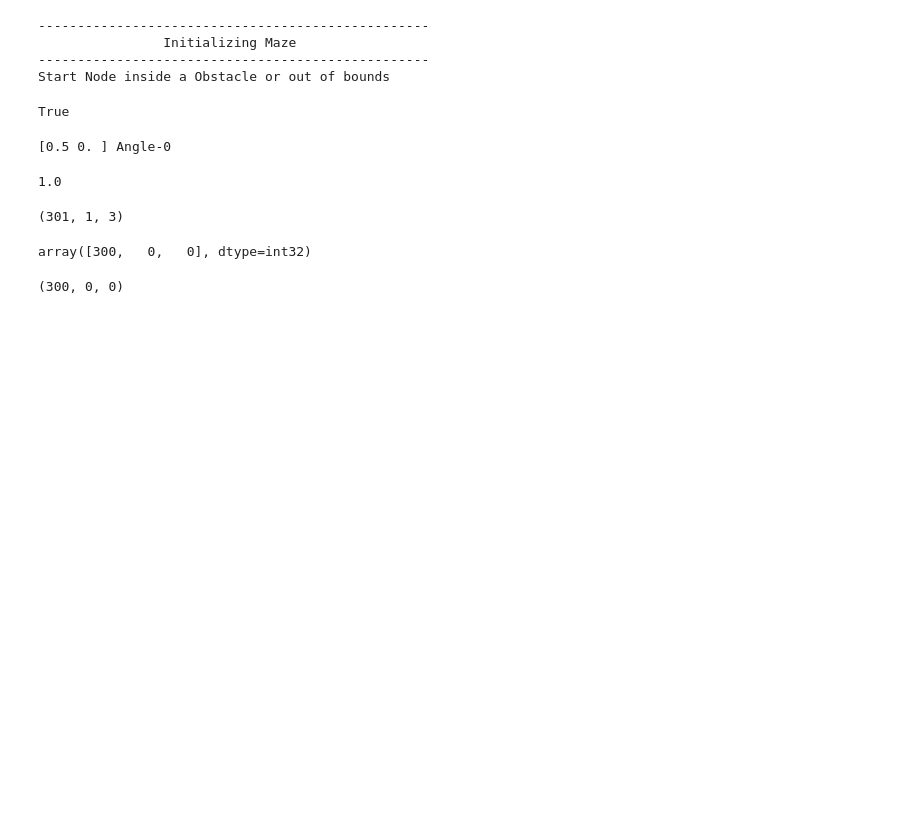
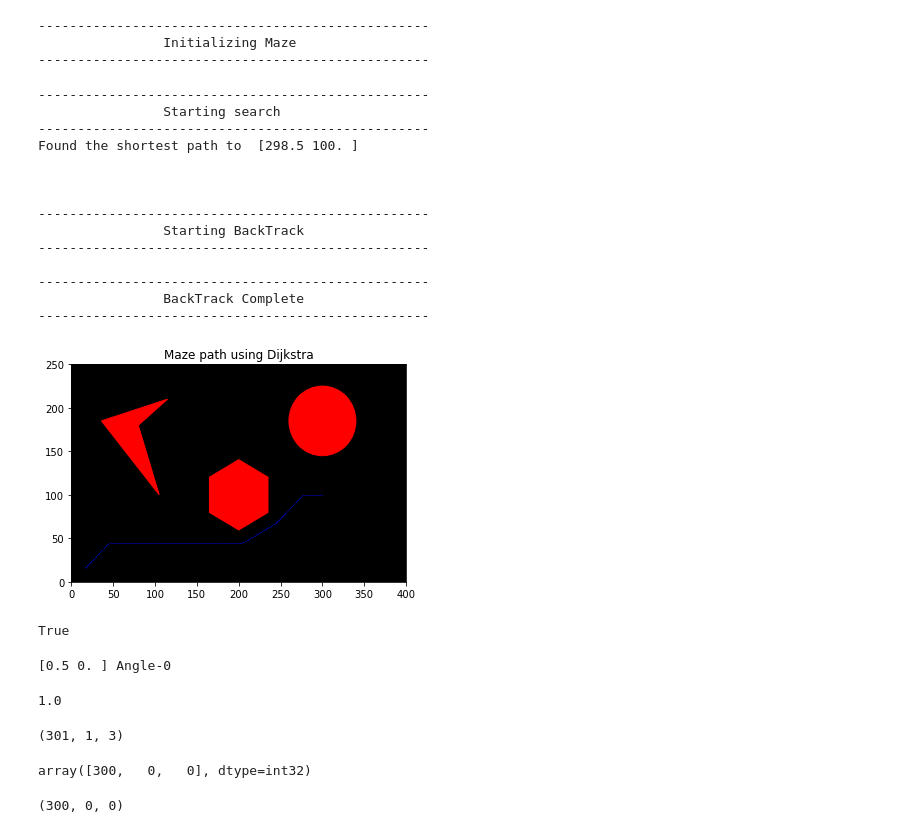
Before and after one commit to Akash-Ravindra/PathPlanning_A-Star, a Jupyter notebook: main.ipynb, the cells around one changed output. Saved outputs shown, nothing was run; the diff lists cells and outputs as text; code cells hidden in the pictures; blank space fills up the shorter version.

```diff
--- a/main.ipynb
+++ b/main.ipynb
@@ -2,19 +2,36 @@
 from maze import Maze
 import numpy as np
 import argparse
+# %%
+a = Maze(verbose=False,step=1,radius=10)
+# %% [output]
+--------------------------------------------------
+                Initializing Maze
+--------------------------------------------------
+# %%
+start=(16,16,0)
+goal=(300,100,6)
 # %%
-a = Maze(verbose=False,step=1)
-start=(10,0,0)
-goal=(300,100,6)
 if (a.solve_maze(start,goal)):
     path = a.back_track()
     a.simple_plot_path()
     # a.game_plot()
 # %% [output]
 --------------------------------------------------
-                Initializing Maze
+                Starting search
 --------------------------------------------------
-Start Node inside a Obstacle or out of bounds
+Found the shortest path to  [298.5 100. ]
+
+
+
+--------------------------------------------------
+                Starting BackTrack
+--------------------------------------------------
+
+--------------------------------------------------
+                BackTrack Complete
+--------------------------------------------------
+[figure, added]
 # %%
 abc = a.get_maze()
 # %%
```
Also changed, not shown: parts of 4 cells of this notebook, 1 other file.
